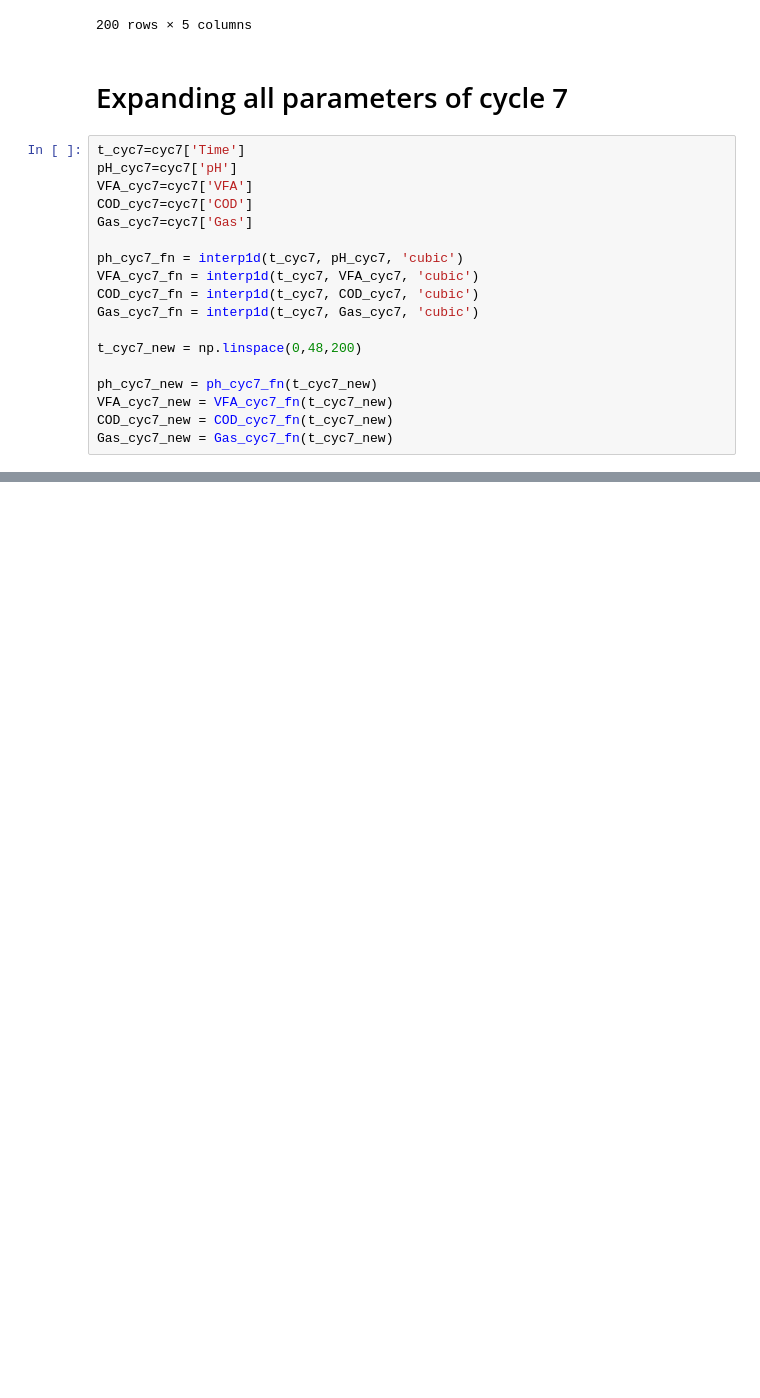
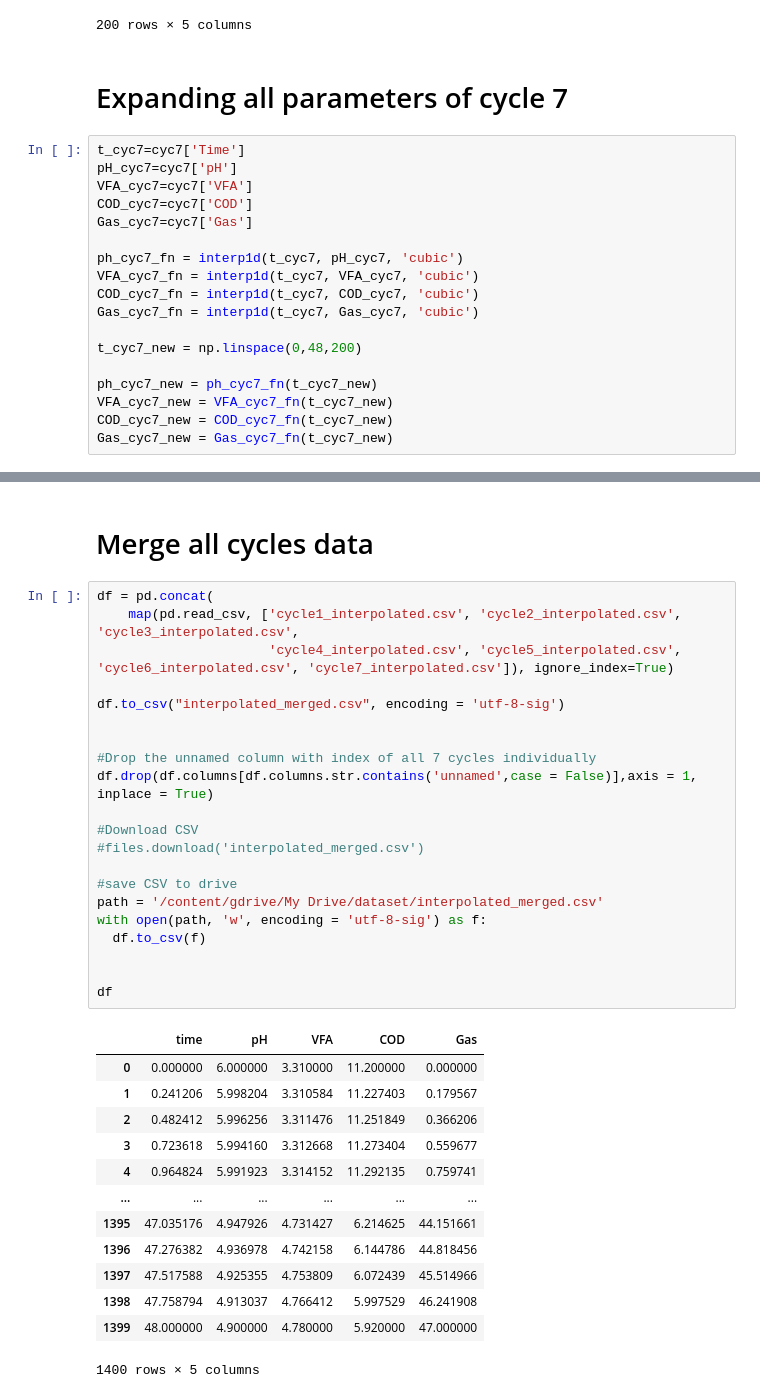
Before and after one commit to ayushranjan6456/HydrogenPrediction, a Jupyter notebook: Interpolation.ipynb, the cells around one changed output, grey strips where cells are left out. Drawn from its saved outputs; the diff is of its cells as text; blank space fills up the shorter version.

```diff
--- a/Interpolation.ipynb
+++ b/Interpolation.ipynb
@@ -493,3 +487,40 @@ new_cyc7
 | 198 | 47.758794 | 4.913037 | 4.766412 | 5.997529 | 46.241908 |
 | 199 | 48.000000 | 4.900000 | 4.780000 | 5.920000 | 47.000000 |
 200 rows × 5 columns
+# %% [markdown]
+# Merge all cycles data
+# %%
+df = pd.concat(
+    map(pd.read_csv, ['cycle1_interpolated.csv', 'cycle2_interpolated.csv', 'cycle3_interpolated.csv',
+                      'cycle4_interpolated.csv', 'cycle5_interpolated.csv', 'cycle6_interpolated.csv', 'cycle7_interpolated.csv']), ignore_index=True)
+
+df.to_csv("interpolated_merged.csv", encoding = 'utf-8-sig')
+
+
+#Drop the unnamed column with index of all 7 cycles individually
+df.drop(df.columns[df.columns.str.contains('unnamed',case = False)],axis = 1, inplace = True)
+
+#Download CSV
+#files.download('interpolated_merged.csv')
+
+#save CSV to drive
+path = '/content/gdrive/My Drive/dataset/interpolated_merged.csv'
+with open(path, 'w', encoding = 'utf-8-sig') as f:
+  df.to_csv(f)
+
+
+df
+# %% [output]
+|  | time | pH | VFA | COD | Gas |
+| 0 | 0.000000 | 6.000000 | 3.310000 | 11.200000 | 0.000000 |
+| 1 | 0.241206 | 5.998204 | 3.310584 | 11.227403 | 0.179567 |
+| 2 | 0.482412 | 5.996256 | 3.311476 | 11.251849 | 0.366206 |
+| 3 | 0.723618 | 5.994160 | 3.312668 | 11.273404 | 0.559677 |
+| 4 | 0.964824 | 5.991923 | 3.314152 | 11.292135 | 0.759741 |
+| ... | ... | ... | ... | ... | ... |
+| 1395 | 47.035176 | 4.947926 | 4.731427 | 6.214625 | 44.151661 |
+| 1396 | 47.276382 | 4.936978 | 4.742158 | 6.144786 | 44.818456 |
+| 1397 | 47.517588 | 4.925355 | 4.753809 | 6.072439 | 45.514966 |
+| 1398 | 47.758794 | 4.913037 | 4.766412 | 5.997529 | 46.241908 |
+| 1399 | 48.000000 | 4.900000 | 4.780000 | 5.920000 | 47.000000 |
+1400 rows × 5 columns
```
Also changed, not shown: parts of 10 cells of this notebook.
